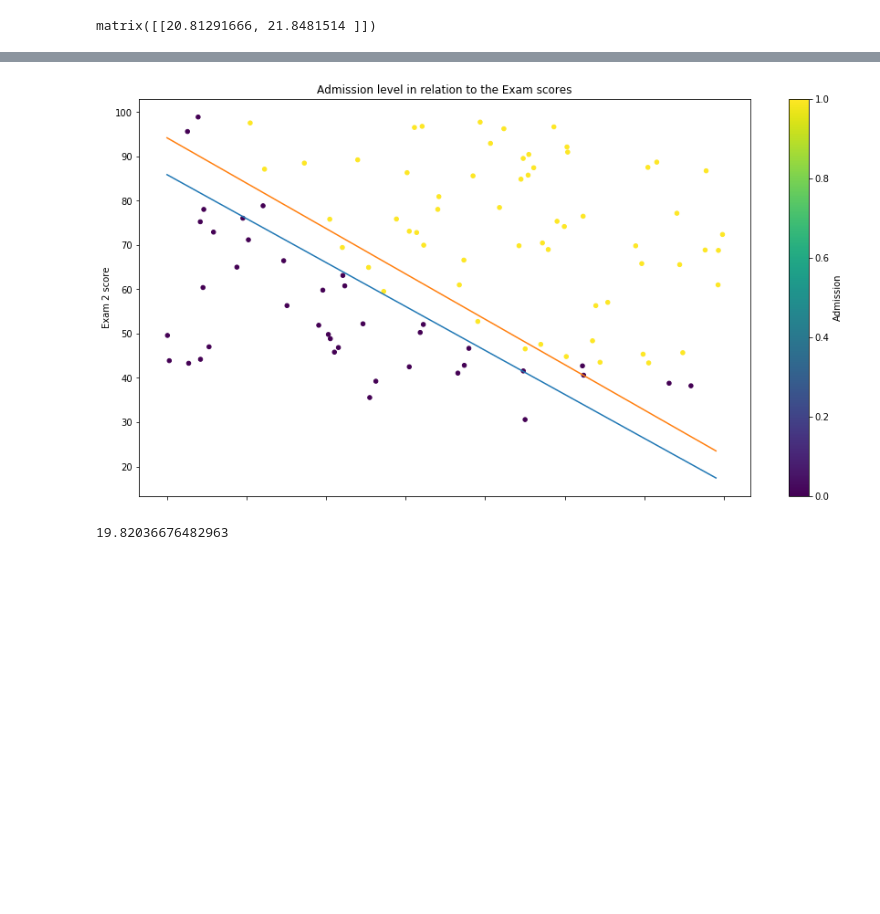
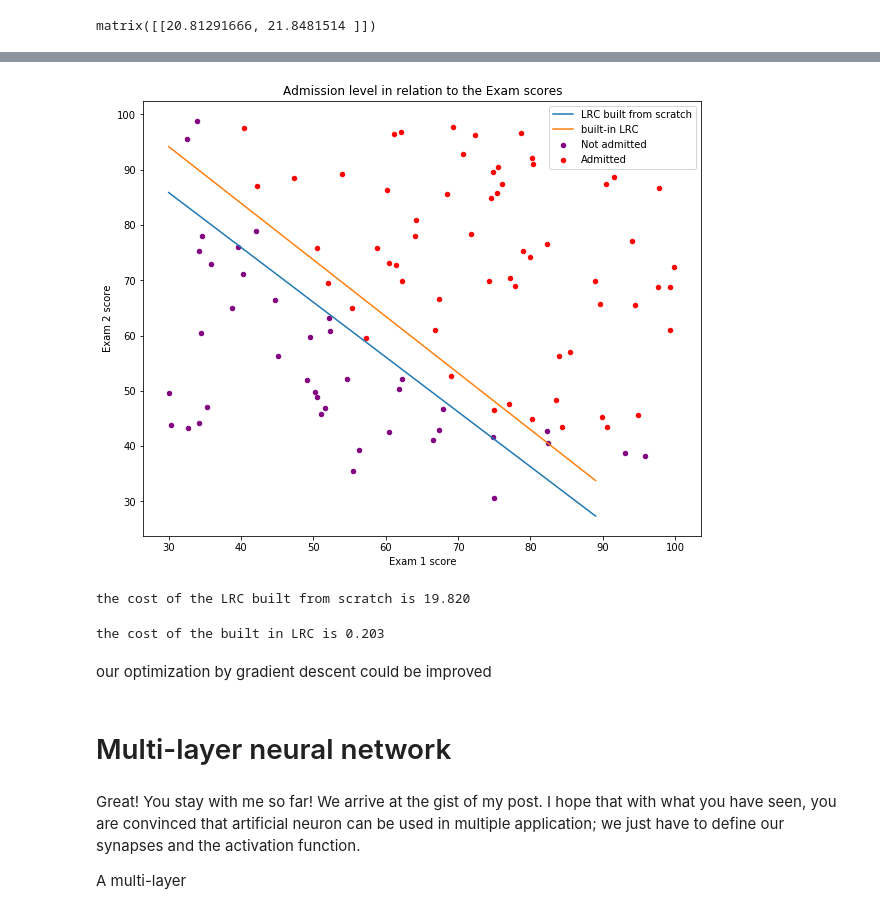
Before and after one commit to BWhannou/Neural-Network-tutorial, a Jupyter notebook: step_by_step_implementation.ipynb, the cells around one changed output, grey strips where cells are left out. Cells and saved outputs as stored; diff of their text form; code cells hidden in the pictures; blank space fills up the shorter version.

```diff
--- a/step_by_step_implementation.ipynb
+++ b/step_by_step_implementation.ipynb
@@ -185,22 +197,44 @@ LR.fit(X=dataset_1.loc[:,["Exam 1 score","Exam 2 score"]],y=dataset_1.loc[:,"Adm
 a1=-LR.coef_[0,0]/LR.coef_[0,1]
 b1=-LR.intercept_/LR.coef_[0,1]
 y1 = [b1 + x*a1 for x in X]
-# %%
-ax = dataset_1.plot.scatter(x="Exam 1 score",y="Exam 2 score",c="Admission",colormap='viridis',figsize=(15,8))
-ax.set_xlabel("Exam 1 score")
-ax.set_ylabel("Exam 2 score")
-ax.set_title("Admission level in relation to the Exam scores")
-
-plt.plot(X,y)
-plt.plot(X,y1)
-plt.show()
-# %% [output]
-[figure, removed]
+# %%
+fig,ax=plt.subplots()
+ax.set_title("Admission level in relation to the Exam scores")
+lab={0:"Not admitted",1:"Admitted"}
+col={0:"purple",1:"red"}
+grouped =dataset_1.groupby("Admission")
+for key, data in grouped:
+    data.plot.scatter(ax=ax,x="Exam 1 score",y="Exam 2 score",label=lab[key],color=col[key],figsize=(10,8))
+
+ax.plot(X,y,label="LRC built from scratch")
+ax.plot(X,y1,label="built-in LRC")
+ax.legend()
+plt.show()
+# %% [output]
+[figure, added]
 # %%
 data=np.matrix(dataset_1.loc[:,["bias","Exam 1 score","Exam 2 score"]])
 target=np.matrix(dataset_1.Admission).T
 theta = np.matrix(test["thetas"].iloc[899,:])
 
-cost_function(X = data,y=target,theta=theta)
+print("the cost of the LRC built from scratch is {:.3f}".format(cost_function(X = data,y=target,theta=theta)))
 # %% [output]
-19.82036676482963
+the cost of the LRC built from scratch is 19.820
+# %%
+theta_builtin = [LR.intercept_[0]]
+theta_builtin.extend(LR.coef_[0,:])
+data=np.matrix(dataset_1.loc[:,["bias","Exam 1 score","Exam 2 score"]])
+target=np.matrix(dataset_1.Admission).T
+theta = np.matrix(theta_builtin)
+
+print("the cost of the built in LRC is {:.3f}".format(cost_function(X = data,y=target,theta=theta)))
+# %% [output]
+the cost of the built in LRC is 0.203
+# %% [markdown]
+our optimization by gradient descent could be improved
+# %% [markdown]
+# Multi-layer neural network
+# %% [markdown]
+Great! You stay with me so far! We arrive at the gist of my post. I hope that with what you have seen, you are convinced that artificial neuron can be used in multiple application; we just have to define our synapses and the activation function.
+
+A multi-layer
```
Also changed, not shown: parts of 9 cells of this notebook.
